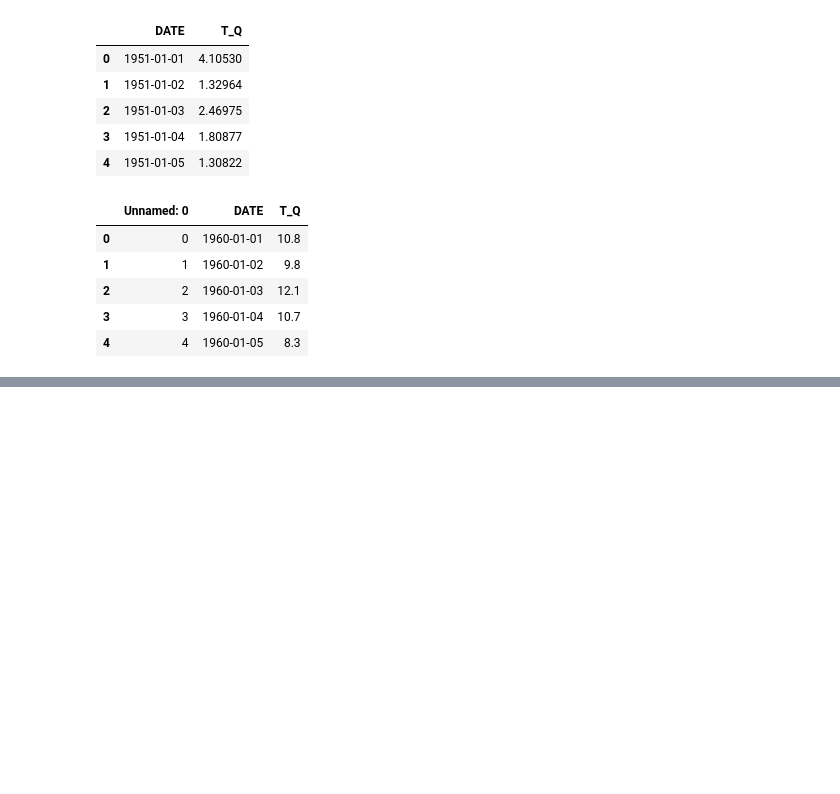
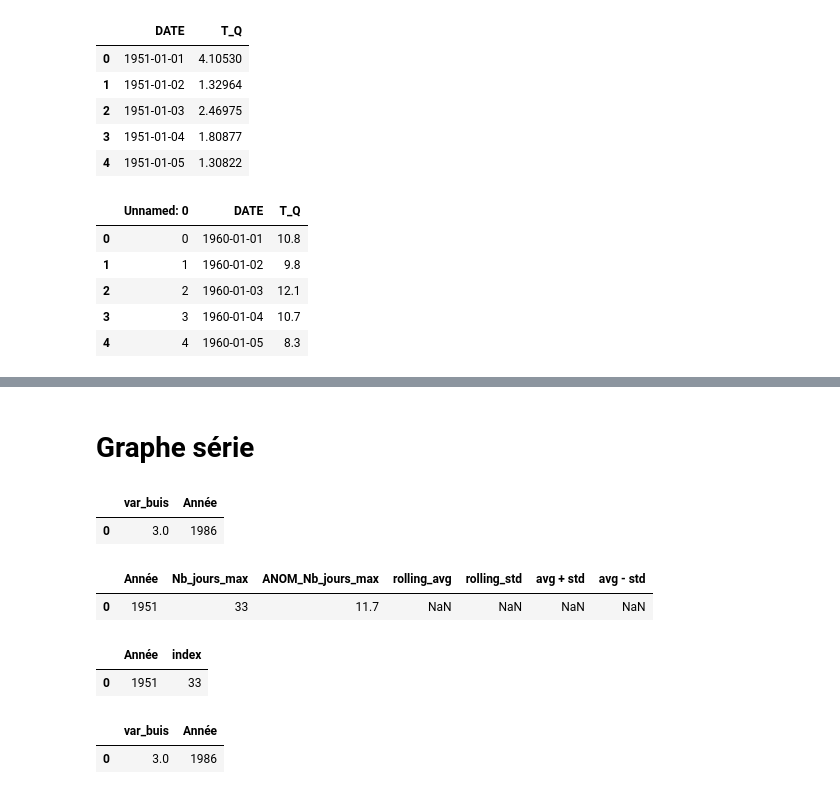
Before and after one commit to Axionable/climateviz, a Jupyter notebook: notebook_test.ipynb, the cells around one changed output, grey strips where cells are left out. Saved outputs shown, nothing was run; the diff lists cells and outputs as text; code cells hidden in the pictures; blank space fills up the shorter version.

```diff
--- a/notebook_test.ipynb
+++ b/notebook_test.ipynb
@@ -39,14 +39,12 @@ dict_indicateurs = {
 }
 # %%
 importlib.reload(uh)
-fig = uh.main_indic_nb_jour_consecutif(
+fig, df_mf_jour_conse, df_drias_jour_conse = uh.main_indic_nb_jour_consecutif(
     df_mf,
     df_drias,
-    indicateur,
     seuil,
     periode_start,
     periode_end,
     dict_indicateurs,
     signe,
 )
-fig.show()
@@ -84 +91,11 @@ df_drias_filtre = uh.filtre_temporel_periode(df_drias, periode_start, periode_en
+# %%
+ind_dict = {
+    "Température Max": "T_MAX",
+    "Température Min": "T_MIN",
+    "Température Moyenne": "T_MOYENNE",
+}
+dict_indicateurs["Nb_jours_max"] = (
+    f"Nombre de jours où la température est > à {seuil} °C ",
+)
+ind = "Nb_jours_max"
 # %%
@@ -108,0 +108,16 @@ See the caveats in the documentation: https://pandas.pydata.org/pandas-docs/stab
+# %% [markdown]
+# Graphe série
+# %%
+# hors streamlit
+df_metier = pd.read_csv("data/qualite_vin.csv")
+df_metier.head(1)
+# %% [output]
+|  | var_buis | Année |
+| 0 | 3.0 | 1986 |
+# %%
+df_m = df_mf_jour_conse.rename(columns={ind: "index"})
+df_d = df_drias_jour_conse.rename(columns={ind: "index"})
+df_mf_jour_conse.head(1)
+# %% [output]
+|  | Année | Nb_jours_max | ANOM_Nb_jours_max | rolling_avg | rolling_std | avg + std | avg - std |
+| 0 | 1951 | 33 | 11.7 | NaN | NaN | NaN | NaN |
@@ -108,0 +127,10 @@ See the caveats in the documentation: https://pandas.pydata.org/pandas-docs/stab
+# %%
+df_m.head(1)
+# %% [output]
+|  | Année | index |
+| 0 | 1951 | 33 |
+# %%
+df_metier.head(1)
+# %% [output]
+|  | var_buis | Année |
+| 0 | 3.0 | 1986 |
```
Also changed, not shown: parts of 13 cells of this notebook, 3 other files.
